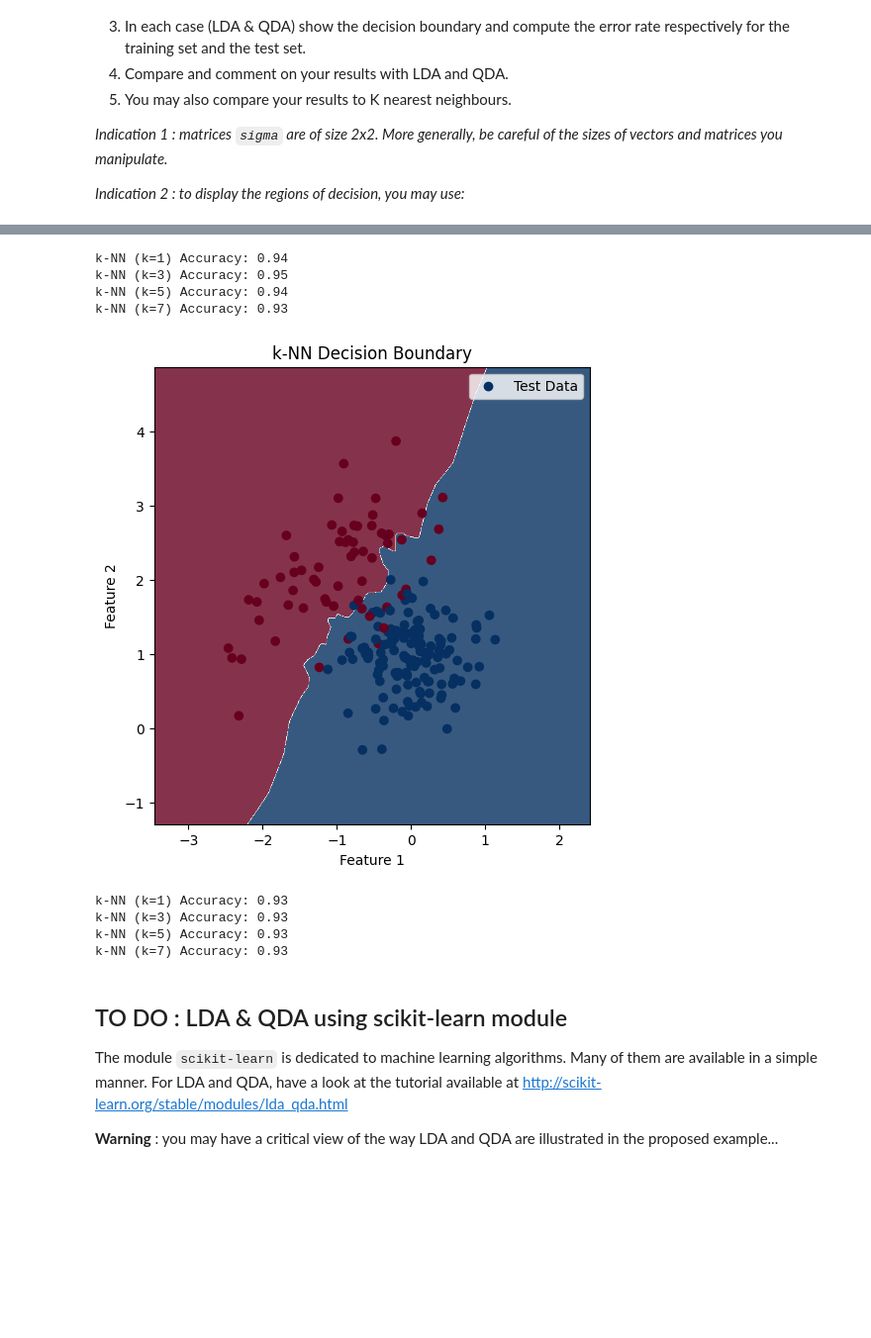
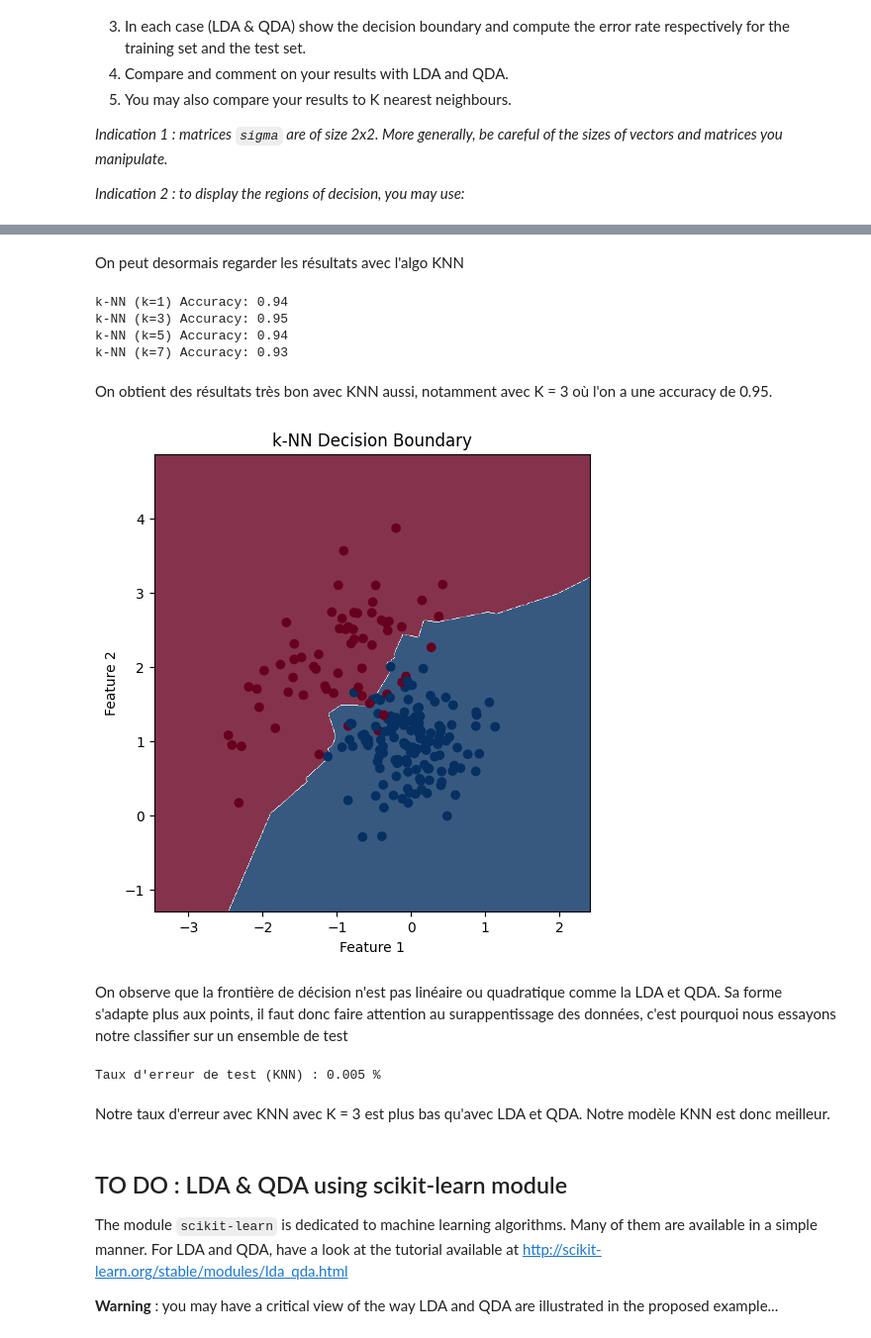
Before and after one commit to mcaron01/decsion-et-apprentissage-sdi, a Jupyter notebook: TP2/TP2_archive/TP2_LDA_QDA.ipynb, the cells around one changed output, grey strips where cells are left out. Shown at 99% size. Saved outputs shown, nothing was run; the diff lists cells and outputs as text; code cells hidden in the pictures; blank space fills up the shorter version.

```diff
--- a/TP2/TP2_archive/TP2_LDA_QDA.ipynb
+++ b/TP2/TP2_archive/TP2_LDA_QDA.ipynb
@@ -219,50 +239,68 @@ Taux d'erreur de test (QDA) : 0.44 %
+# %% [markdown]
+On peut desormais regarder les résultats avec l'algo KNN
+# %%
+from sklearn.neighbors import KNeighborsClassifier
+from sklearn.metrics import accuracy_score
+
+# Choose different values of k
+k_values = [1, 3, 5, 7]
+
+for k in k_values:
+    knn_classifier = KNeighborsClassifier(n_neighbors=k)
+    knn_classifier.fit(train_features, train_labels)
+    knn_predictions = knn_classifier.predict(test_features)
+    accuracy = accuracy_score(test_labels, knn_predictions)
+    print("k-NN (k={}) Accuracy: {:.2f}".format(k, accuracy))
+# %% [output]
+k-NN (k=1) Accuracy: 0.94
+k-NN (k=3) Accuracy: 0.95
+k-NN (k=5) Accuracy: 0.94
+k-NN (k=7) Accuracy: 0.93
+# %% [markdown]
+On obtient des résultats très bon avec KNN aussi, notamment avec K = 3 où l'on a une accuracy de 0.95.
+# %%
+# On redéfinit notre classifier KNN avec K = 3
+knn_classifier = KNeighborsClassifier(n_neighbors=3)
+knn_classifier.fit(train_features, train_labels)
+knn_predictions = knn_classifier.predict(test_features)
 # %%
-from sklearn.neighbors import KNeighborsClassifier
-from sklearn.metrics import accuracy_score
-k_values = [1, 3, 5, 7]  # Choose different values of k
-
-for k in k_values:
-    knn_classifier = KNeighborsClassifier(n_neighbors=k)
-    knn_classifier.fit(train_features, train_labels)
-    knn_predictions = knn_classifier.predict(test_features)
-    accuracy = accuracy_score(test_labels, knn_predictions)
-    print("k-NN (k={}) Accuracy: {:.2f}".format(k, accuracy))
-
 # Define the range of x1 and x2 values for the grid
 x1_min, x1_max = min(train_features[:, 0].min(), test_features[:, 0].min()) - 1, max(train_features[:, 0].max(), test_features[:, 0].max()) + 1
 x2_min, x2_max = min(train_features[:, 1].min(), test_features[:, 1].min()) - 1, max(train_features[:, 1].max(), test_features[:, 1].max()) + 1
 
 # Create a grid of points
 x1_values, x2_values = np.meshgrid(np.arange(x1_min, x1_max, 0.01), np.arange(x2_min, x2_max, 0.01))
 grid_points = np.c_[x1_values.ravel(), x2_values.ravel()]
 
 # Get predictions for k-NN
 knn_predictions = knn_classifier.predict(grid_points)
 
 # Reshape the predictions for plotting
 knn_predictions = knn_predictions.reshape(x1_values.shape)
 
 # Create a subplot for the k-NN decision boundaries
 plt.figure(figsize=(6, 6))
 
 plt.imshow(knn_predictions, extent=(x1_min, x1_max, x2_min, x2_max), origin='lower', cmap=plt.cm.RdBu, alpha=0.8)
 plt.scatter(test_features[:, 0], test_features[:, 1], c=test_labels, cmap=plt.cm.RdBu, label='Test Data')
 plt.title("k-NN Decision Boundary")
 plt.xlabel("Feature 1")
 plt.ylabel("Feature 2")
-plt.legend()
+
+plt.savefig("img/knn.png")
 
 plt.show()
 # %% [output]
-k-NN (k=1) Accuracy: 0.94
-k-NN (k=3) Accuracy: 0.95
-k-NN (k=5) Accuracy: 0.94
-k-NN (k=7) Accuracy: 0.93
-[figure, old version]
+[figure, new version]
-k-NN (k=1) Accuracy: 0.93
-k-NN (k=3) Accuracy: 0.93
-k-NN (k=5) Accuracy: 0.93
-k-NN (k=7) Accuracy: 0.93
+# %% [markdown]
+On observe que la frontière de décision n'est pas linéaire ou quadratique comme la LDA et QDA. Sa forme s'adapte plus aux points, il faut donc faire attention au surappentissage des données, c'est pourquoi nous essayons notre classifier sur un ensemble de test
+# %%
+test_error_lda = np.sum(knn_predictions != test_labels) / len(test_labels)
+print("Taux d'erreur de test (KNN) :", test_error_lda, "%")
+# %% [output]
+Taux d'erreur de test (KNN) : 0.005 %
+# %% [markdown]
+Notre taux d'erreur avec KNN avec K = 3 est plus bas qu'avec LDA et QDA. Notre modèle KNN est donc meilleur.
 # %% [markdown]
 ## TO DO : LDA & QDA using scikit-learn module
 
```
Also changed, not shown: parts of 15 cells of this notebook, 5 other files.
